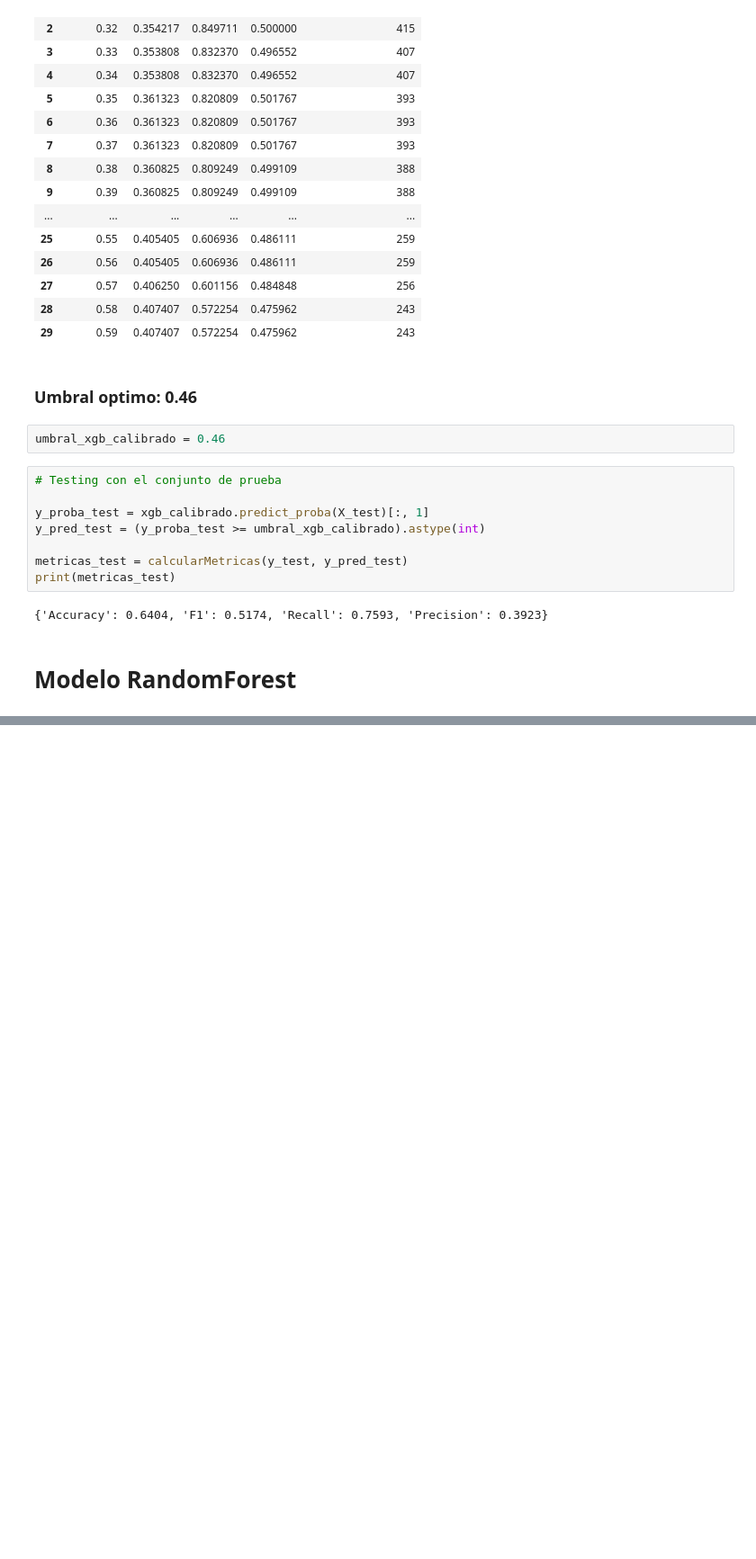
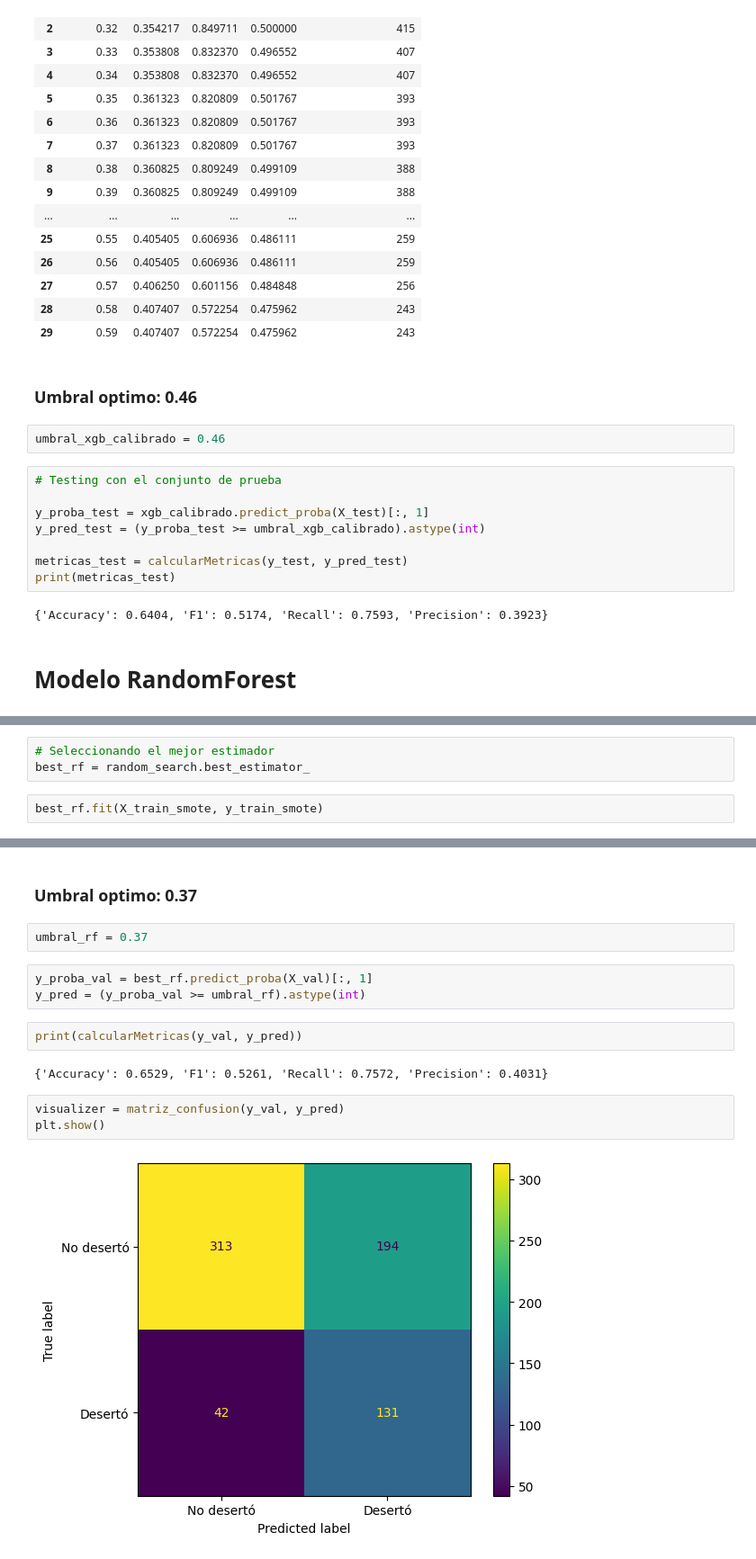
Before and after one commit to GuilleLondero/churn_insight_hackathon, a Jupyter notebook: data_science/notebooks/optimizacion_modelos.ipynb, the cells around one changed output, grey strips where cells are left out. Shown at 90% size. Saved outputs shown, nothing was run; the diff lists cells and outputs as text; blank space fills up the shorter version.

```diff
--- a/data_science/notebooks/optimizacion_modelos.ipynb
+++ b/data_science/notebooks/optimizacion_modelos.ipynb
@@ -1404,0 +1495,5 @@ print(metricas_test)
+# %%
+# Seleccionando el mejor estimador
+best_rf = random_search.best_estimator_
+# %%
+best_rf.fit(X_train_smote, y_train_smote)
@@ -1404,0 +1543,16 @@ print(metricas_test)
+# %% [markdown]
+### Umbral optimo: **0.37**
+# %%
+umbral_rf = 0.37
+# %%
+y_proba_val = best_rf.predict_proba(X_val)[:, 1]
+y_pred = (y_proba_val >= umbral_rf).astype(int)
+# %%
+print(calcularMetricas(y_val, y_pred))
+# %% [output]
+{'Accuracy': 0.6529, 'F1': 0.5261, 'Recall': 0.7572, 'Precision': 0.4031}
+# %%
+visualizer = matriz_confusion(y_val, y_pred)
+plt.show()
+# %% [output]
+[figure, added]
```
Also changed, not shown: parts of 20 cells of this notebook.
